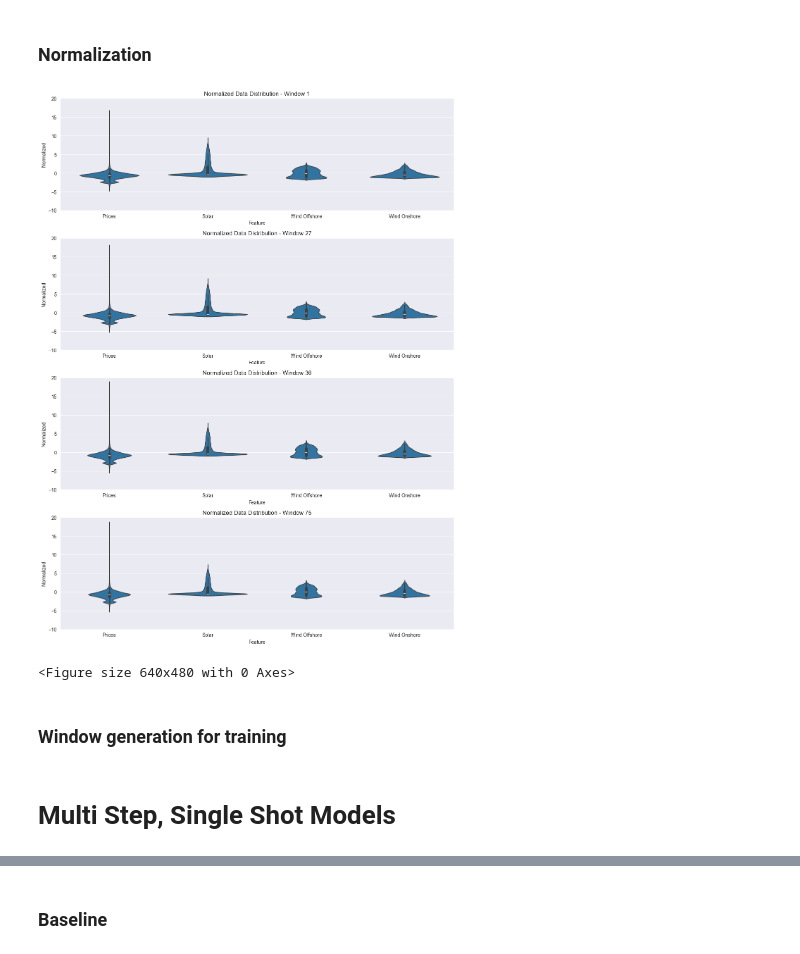
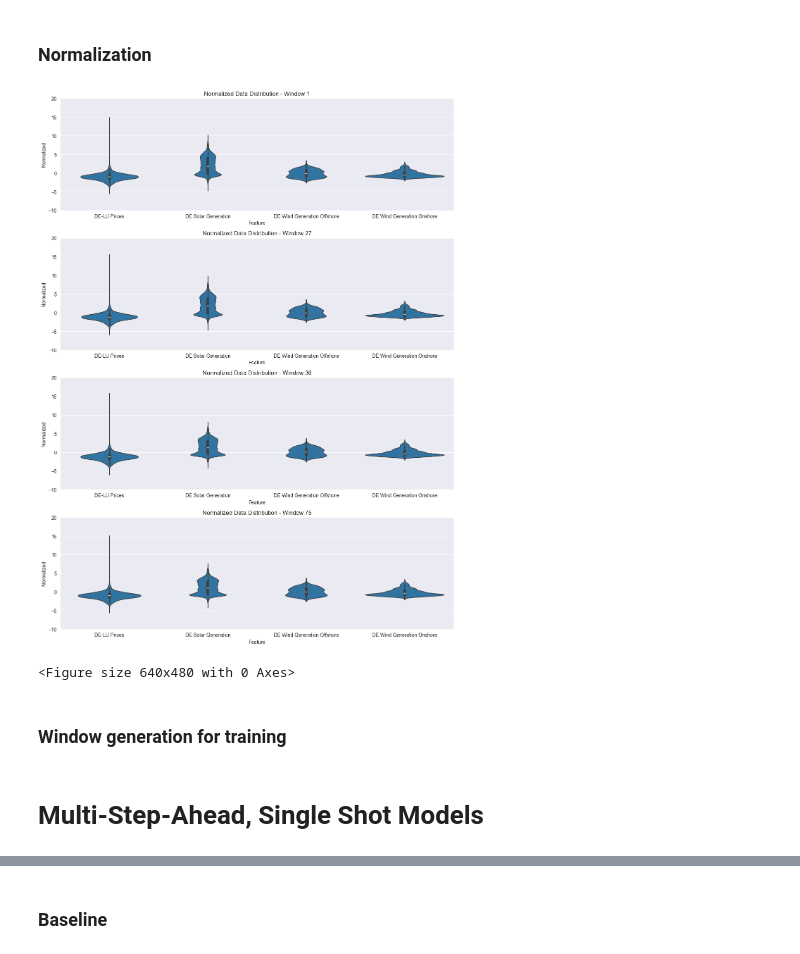
Before and after one commit to valentin-17/epf, a Jupyter notebook: notebooks/exploratory_analysis.ipynb, the cells around one changed output, grey strips where cells are left out. Drawn from its saved outputs; the diff is of its cells as text; code cells hidden in the pictures.

```diff
--- a/notebooks/exploratory_analysis.ipynb
+++ b/notebooks/exploratory_analysis.ipynb
@@ -269,10 +246,13 @@ def detect_and_remove_outliers(feature, window_length, n_sigma, impute_method: s
     return feature_imputed
 # %%
 # use nearest imputation for missing values to more or less preserve the shape of the timeseries
-DATA = combined_df['de_lu_price']
-WINDOW_LENGTH = 24*1
+WINDOW_LENGTH = 24
 N_SIGMA = 3
 METHOD = 'nearest'
 
-# only de_lu_price is cleaned
-combined_df['de_lu_price_hat'] = detect_and_remove_outliers(DATA, WINDOW_LENGTH, N_SIGMA, METHOD)
+# detect and remove outliers in all price timeseries
+for col in combined_df.columns:
+    if 'price' in col:
+        combined_df[col + '_hat'] = detect_and_remove_outliers(combined_df[col], WINDOW_LENGTH, N_SIGMA, METHOD)
+        # drop touched cols
+        combined_df.drop(columns=[col], inplace=True)
@@ -294,0 +261,16 @@ plt.plot(combined_df['de_lu_price_hat'], label='de_lu_price_hat')
+# %%
+# remove seasonal component from all timeseries and store seasonal component to later add back to predictions
+periods = [24, 7*24]
+seasonal_component = {}
+
+for col in combined_df.columns:
+    mstl = MSTL(combined_df[col], periods=periods).fit()
+    # remove seasonal component from timeseries by adding all seasonal components and then subtracting from original timeseries
+    combined_df[col + '_rm_seasonal'] = combined_df[col] - sum(mstl.seasonal[f'seasonal_{p}'] for p in periods)
+    seasonal_component.update({col + '_rm_seasonal': mstl})
+    # drop touched cols
+    combined_df.drop(columns=[col], inplace=True)
+# %%
+# save seasonal component to pickle
+with open('../data/processed/seasonal_components.pkl', 'wb') as f:
+    pkl.dump(seasonal_component, f, -1)
@@ -388,14 +497,14 @@ for i in range(num_splits):
 # %% [markdown]
 ### Normalization
 # %%
-# only normalize the features that are numerical and not categorical, ie exclude month, day of week and holiday from normalization
 train_df_hat, validation_df_hat, test_df_hat = [], [], []
 train_mean, train_std = [], []
 
 for i in range(num_splits):
+    # only normalize the features that are numerical and not categorical, ie exclude month, day of week and holiday from normalization
     # Select numerical columns for normalization
-    numerical_cols = ['de_lu_price_hat', 'de_solar_gen', 'de_wind_gen_offshore', 'de_wind_gen_onshore']
-    categorical_cols = ['month', 'day_of_week', 'holiday']
+    numerical_cols = [feature_set.columns[j] for j in range(len(feature_set.columns)) if features_dict[feature_set.columns[j]]['is-numerical']]
+    categorical_cols = [col for col in feature_set.columns if col not in numerical_cols]
 
     # Normalize numerical columns
     train_mean.append(train_df[i][numerical_cols].mean())
@@ -412,26 +521,26 @@ for i in range(num_splits):
 # %%
 # exemplary plot for normalized data of 4 random sliding windows
 feature_set_norm_plot = feature_set.drop(columns=['day_of_week', 'month', 'holiday'])
 keys = feature_set_norm_plot.keys()
 
 random_indices = [1, 27, 36, 75]
 plt.figure(figsize=(12, 16))
 
 for i, idx in enumerate(random_indices):
     plt.subplot(4, 1, i + 1)
     df_std = (feature_set_norm_plot - train_mean[i]) / train_std[i]
     df_std = df_std.melt(var_name='Feature', value_name='Normalized')
     ax = sns.violinplot(x='Feature', y='Normalized', data=df_std)
     plt.title(f'Normalized Data Distribution - Window {idx}')
     plt.ylim(-10, 20)
-    _ = ax.set_xticklabels([feature_names[name] for name in keys])
+    _ = ax.set_xticklabels([features_dict[name].get('name') for name in keys])
 
 plt.tight_layout()
 plt.show()
 
 plt.savefig('../reports/figures/normalized_data_distribution_first_window.png', dpi=300)
 # %% [output]
-[figure, old version]
+[figure, new version]
 <Figure size 640x480 with 0 Axes>
 # %%
 # save train, val and test sets to csv
@@ -578,7 +679,7 @@ class WindowGenerator():
 
       plt.xlabel('Time [h]')
 # %% [markdown]
-# Multi Step, Single Shot Models
+# Multi-Step-Ahead, Single Shot Models
 # %%
 # load datasets
 with open('../data/processed/train_df.pkl', 'rb') as f:
```
Also changed, not shown: parts of 22 cells of this notebook, 7 other files.
